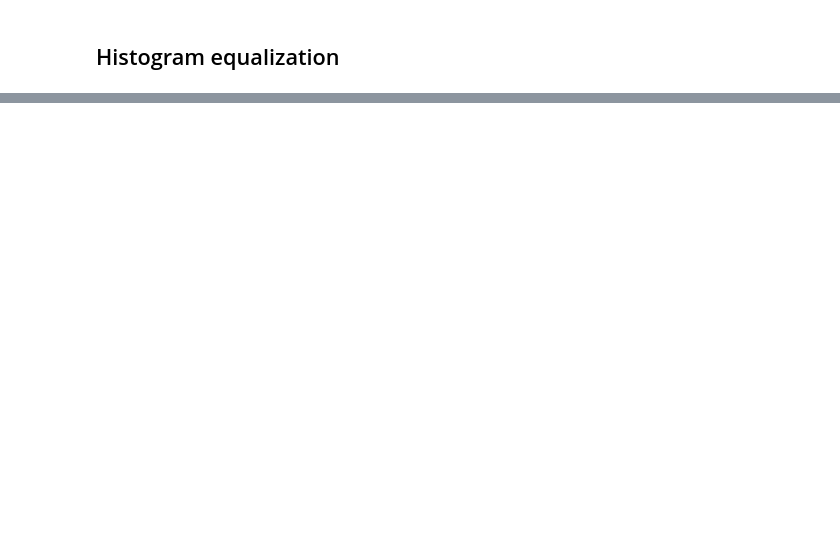
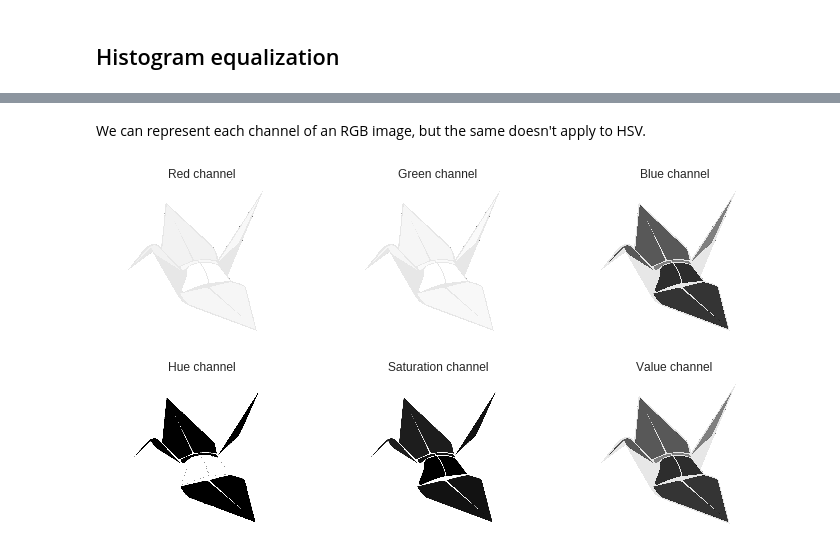
Before and after one commit to JaledMC/Learning-Artificial-Vision, a Jupyter notebook: histograms_HSV_images.ipynb, the cells around one changed output, grey strips where cells are left out. Saved outputs shown, nothing was run; the diff lists cells and outputs as text; code cells hidden in the pictures; blank space fills up the shorter version.

```diff
--- a/histograms_HSV_images.ipynb
+++ b/histograms_HSV_images.ipynb
@@ -129,0 +111,30 @@ for ax in axes:
+# %%
+hsv = cv2.cvtColor(bird, cv2.COLOR_BGR2HSV)
+# %% [markdown]
+We can represent each channel of an RGB image, but the same doesn't apply to HSV.
+# %%
+# Represent with matplotlib the image. We can obtain his pixel values and coordinates.
+fig, axes = plt.subplots(1, 3, figsize=(12, 12))
+axes[0].imshow(bird[:, :, 0])
+axes[0].set_title('Red channel')
+axes[1].imshow(bird[:, :, 1])
+axes[1].set_title('Green channel')
+axes[2].imshow(bird[:, :, 2])
+axes[2].set_title('Blue channel')
+for ax in axes:
+    ax.set_xticks([])
+    ax.set_yticks([])
+
+fig, axes = plt.subplots(1, 3, figsize=(12, 12))
+axes[0].imshow(hsv[:, :, 0])
+axes[0].set_title('Hue channel')
+axes[1].imshow(hsv[:, :, 1])
+axes[1].set_title('Saturation channel')
+axes[2].imshow(hsv[:, :, 2])
+axes[2].set_title('Value channel')
+for ax in axes:
+    ax.set_xticks([])
+    ax.set_yticks([])
+# %% [output]
+[figure, added]
+[figure, added]
```
Also changed, not shown: parts of 17 cells of this notebook.
